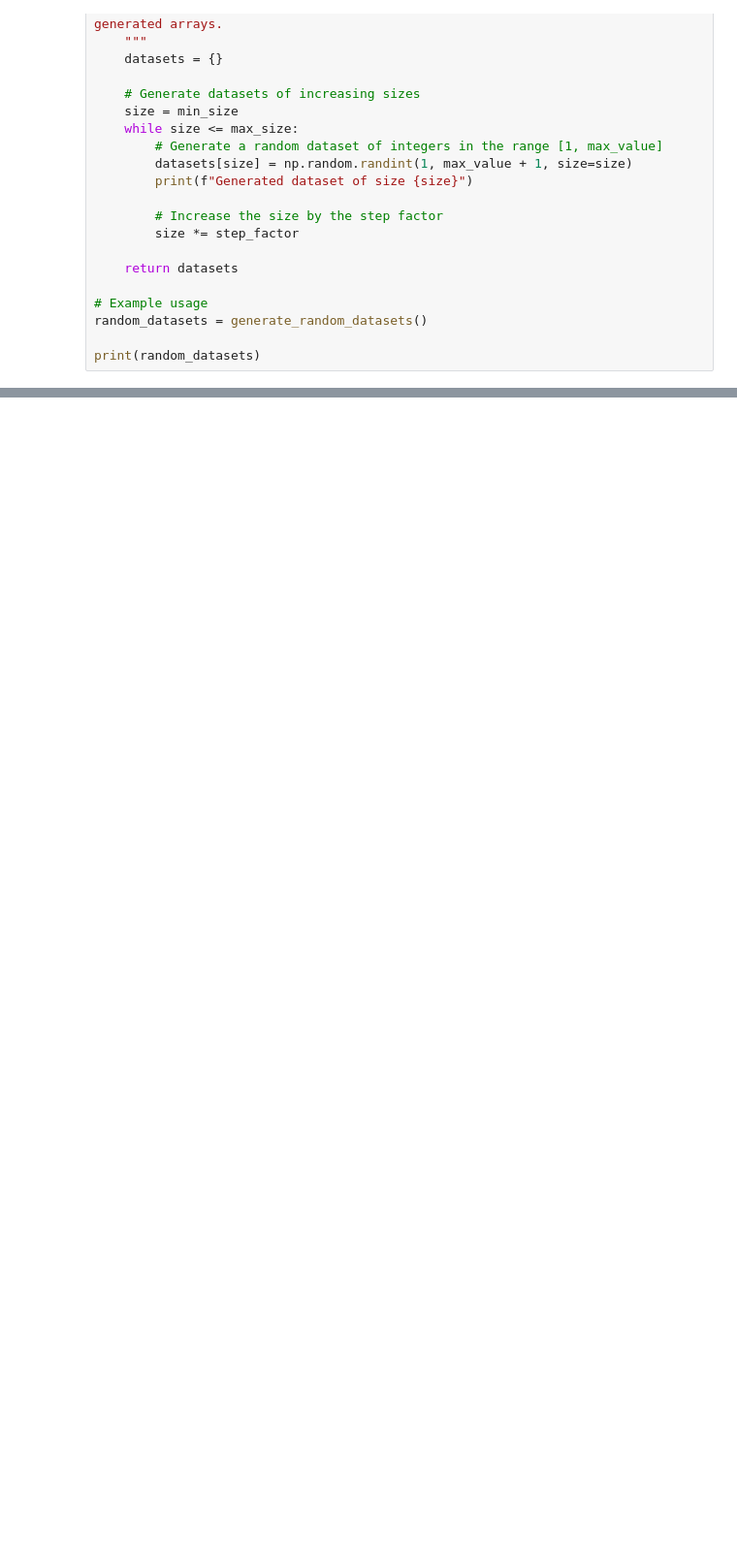
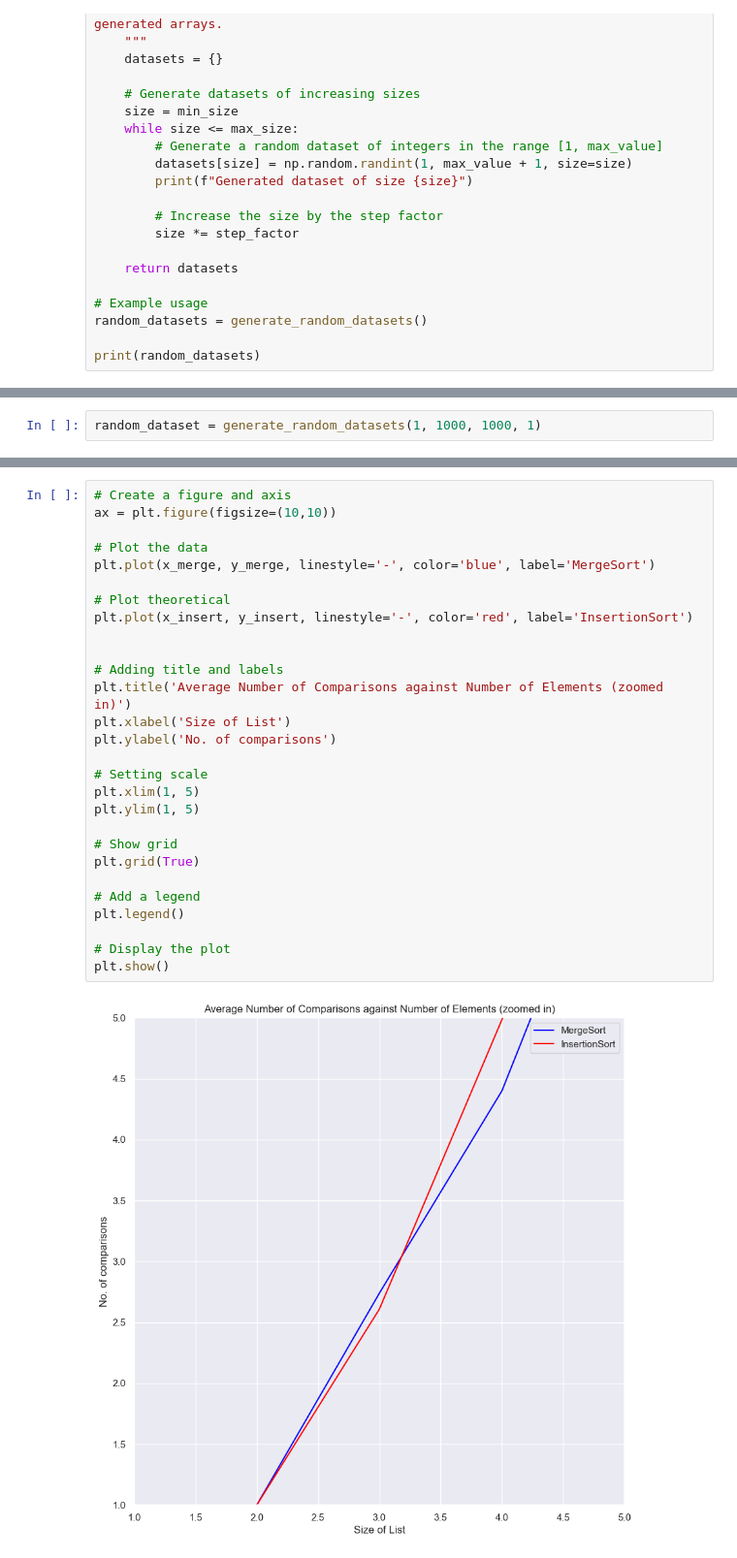
Before and after one commit to nickleezx/SC2001-Lab-Projects, a Jupyter notebook: Lab 1/Hybridsort.ipynb, the cells around one changed output, grey strips where cells are left out. Shown at 97% size. Saved outputs shown, nothing was run; the diff lists cells and outputs as text; blank space fills up the shorter version.

```diff
--- a/Lab 1/Hybridsort.ipynb
+++ b/Lab 1/Hybridsort.ipynb
@@ -132,0 +233,2 @@ print(random_datasets[1000])
+# %%
+random_dataset = generate_random_datasets(1, 1000, 1000, 1)
@@ -132,0 +350,30 @@ print(random_datasets[1000])
+# %%
+# Create a figure and axis
+ax = plt.figure(figsize=(10,10))
+
+# Plot the data
+plt.plot(x_merge, y_merge, linestyle='-', color='blue', label='MergeSort')
+
+# Plot theoretical
+plt.plot(x_insert, y_insert, linestyle='-', color='red', label='InsertionSort')
+
+
+# Adding title and labels
+plt.title('Average Number of Comparisons against Number of Elements (zoomed in)')
+plt.xlabel('Size of List')
+plt.ylabel('No. of comparisons')
+
+# Setting scale
+plt.xlim(1, 5)
+plt.ylim(1, 5)
+
+# Show grid
+plt.grid(True)
+
+# Add a legend
+plt.legend()
+
+# Display the plot
+plt.show()
+# %% [output]
+[figure, added]
```
Also changed, not shown: parts of 21 cells of this notebook.
